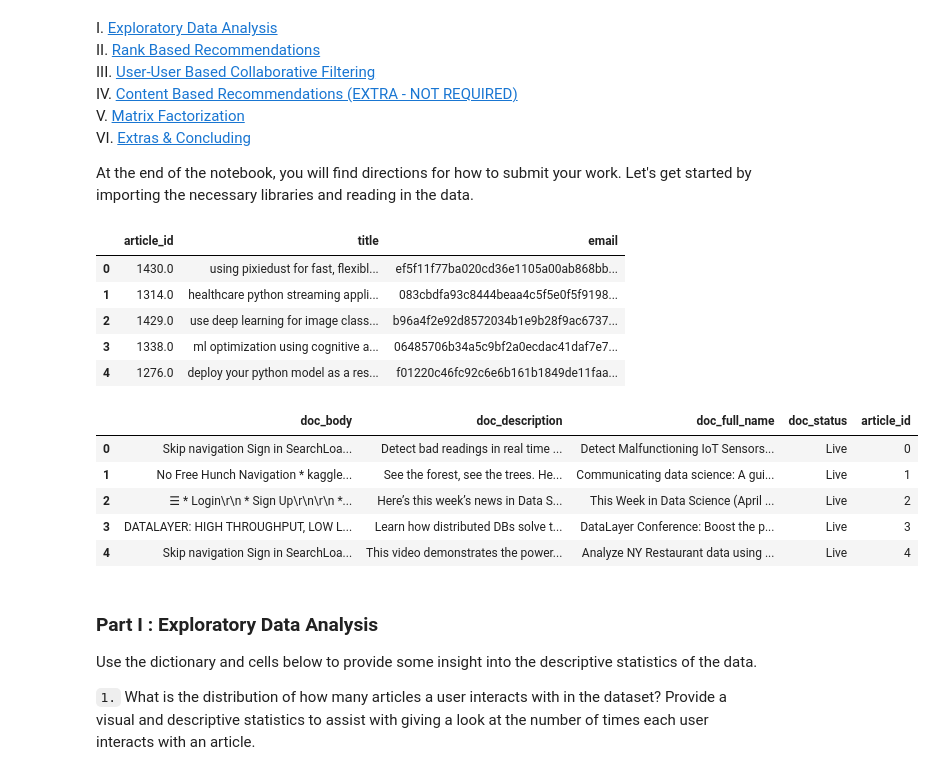
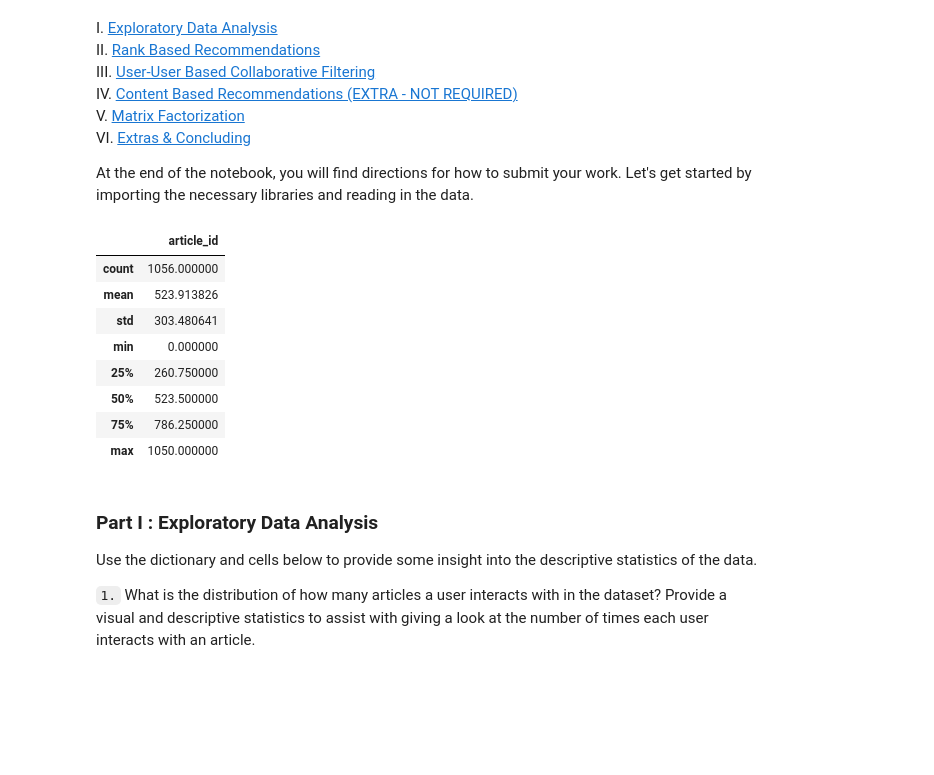
Before and after one commit to D5mit/Udacity_AB, a Jupyter notebook: Recommender/Recommendations_with_IBM.ipynb, the cells around one changed output. Saved outputs shown, nothing was run; the diff lists cells and outputs as text; code cells hidden in the pictures; blank space fills up the shorter version.

```diff
--- a/Recommender/Recommendations_with_IBM.ipynb
+++ b/Recommender/Recommendations_with_IBM.ipynb
@@ -35,23 +35,23 @@ del df_content['Unnamed: 0']
 
 # Show df to get an idea of the data
 df.head()
+
+# run settings
+runme = False            # create matrix from scratch testing
+read_from_file = True    # read data from file
-# %% [output]
-|  | article_id | title | email |
-| 0 | 1430.0 | using pixiedust for fast, flexibl... | ef5f11f77ba020cd36e1105a00ab868bb... |
-| 1 | 1314.0 | healthcare python streaming appli... | 083cbdfa93c8444beaa4c5f5e0f5f9198... |
-| 2 | 1429.0 | use deep learning for image class... | b96a4f2e92d8572034b1e9b28f9ac6737... |
-| 3 | 1338.0 | ml optimization using cognitive a... | 06485706b34a5c9bf2a0ecdac41daf7e7... |
-| 4 | 1276.0 | deploy your python model as a res... | f01220c46fc92c6e6b161b1849de11faa... |
 # %%
 # Show df_content to get an idea of the data
-df_content.head()
+df_content.describe()
 # %% [output]
-|  | doc_body | doc_description | doc_full_name | doc_status | article_id |
-| 0 | Skip navigation Sign in SearchLoa... | Detect bad readings in real time ... | Detect Malfunctioning IoT Sensors... | Live | 0 |
-| 1 | No Free Hunch Navigation * kaggle... | See the forest, see the trees. He... | Communicating data science: A gui... | Live | 1 |
-| 2 | ☰ * Login\r\n * Sign Up\r\n\r\n *... | Here’s this week’s news in Data S... | This Week in Data Science (April ... | Live | 2 |
-| 3 | DATALAYER: HIGH THROUGHPUT, LOW L... | Learn how distributed DBs solve t... | DataLayer Conference: Boost the p... | Live | 3 |
-| 4 | Skip navigation Sign in SearchLoa... | This video demonstrates the power... | Analyze NY Restaurant data using ... | Live | 4 |
+|  | article_id |
+| count | 1056.000000 |
+| mean | 523.913826 |
+| std | 303.480641 |
+| min | 0.000000 |
+| 25% | 260.750000 |
+| 50% | 523.500000 |
+| 75% | 786.250000 |
+| max | 1050.000000 |
 # %% [markdown]
 ### <a class="anchor" id="Exploratory-Data-Analysis">Part I : Exploratory Data Analysis</a>
 
```
Also changed, not shown: parts of 29 cells of this notebook, 5 other files.
